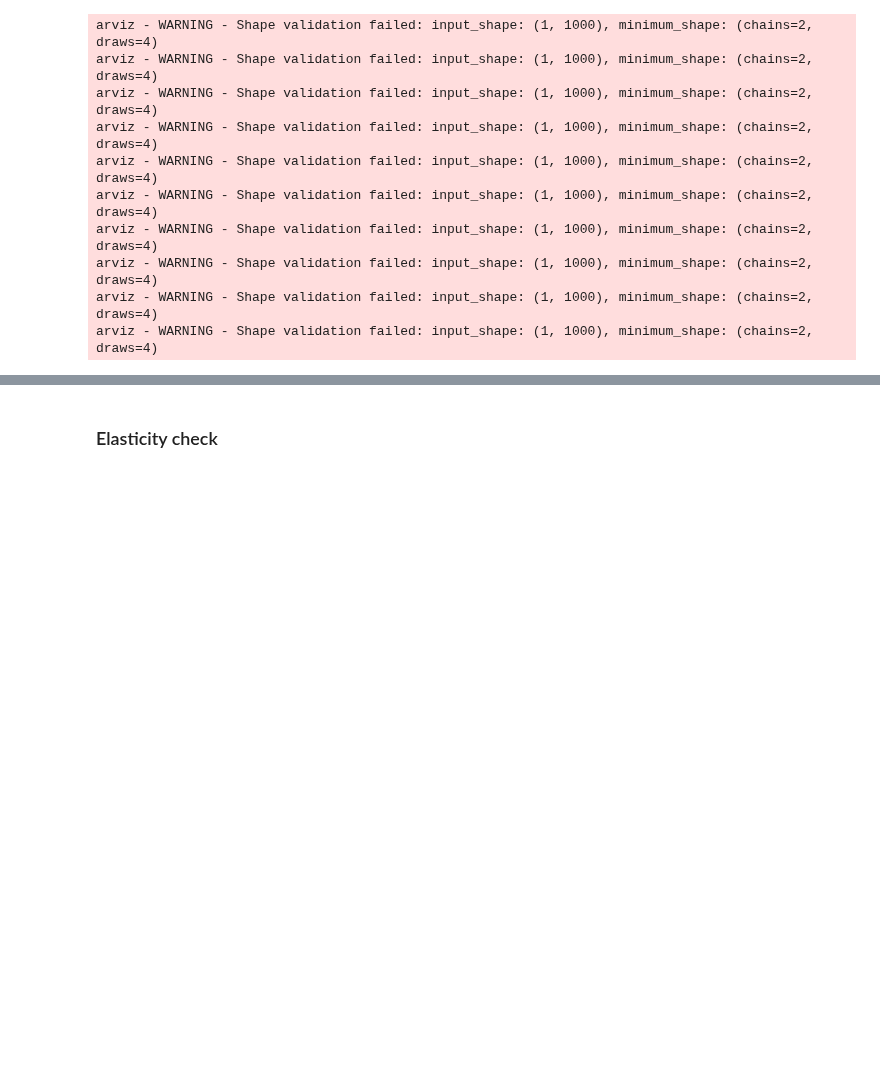
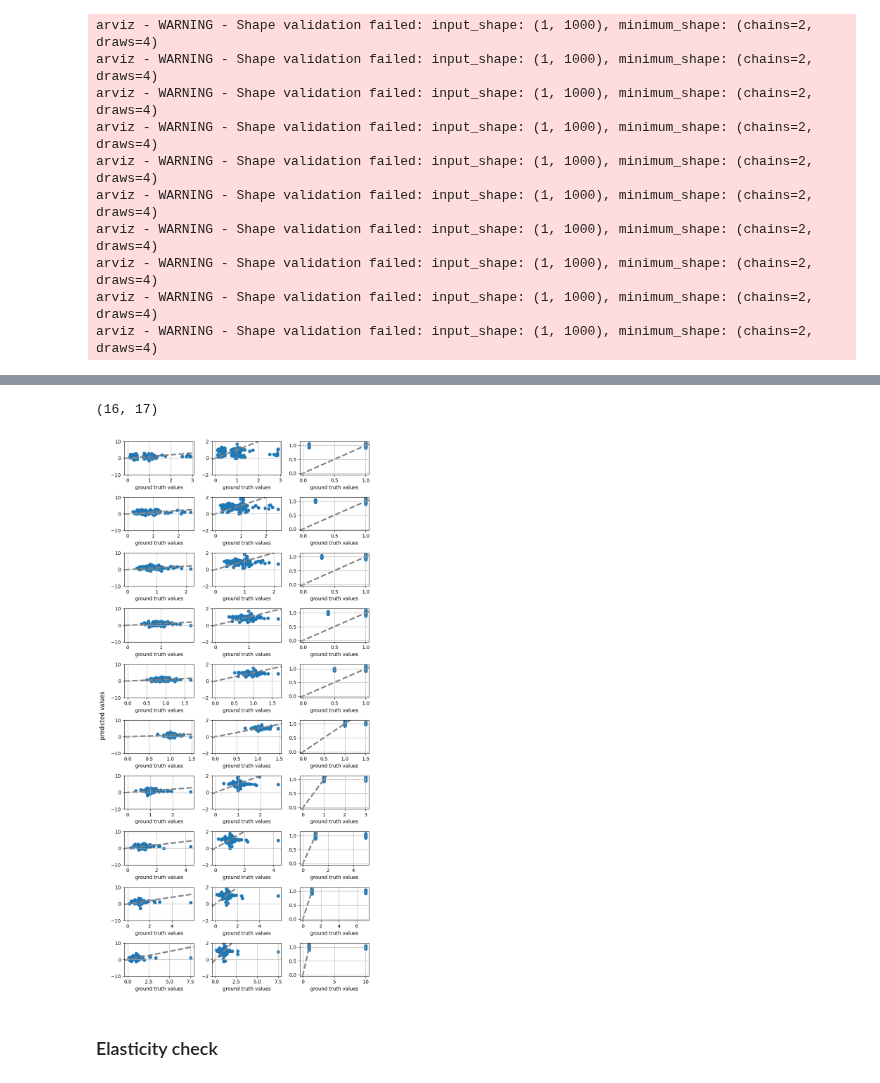
Before and after one commit to sys-bio/BMCA-pipeline, a Jupyter notebook: notebooks/topologyA/all_data/topologyA-noReg.ipynb, the cells around one changed output, grey strips where cells are left out. Cells and saved outputs as stored; diff of their text form; code cells hidden in the pictures; blank space fills up the shorter version.

```diff
--- a/notebooks/topologyA/all_data/topologyA-noReg.ipynb
+++ b/notebooks/topologyA/all_data/topologyA-noReg.ipynb
@@ -275,3 +276,14 @@ arviz - WARNING - Shape validation failed: input_shape: (1, 1000), minimum_shape
 arviz - WARNING - Shape validation failed: input_shape: (1, 1000), minimum_shape: (chains=2, draws=4)
 arviz - WARNING - Shape validation failed: input_shape: (1, 1000), minimum_shape: (chains=2, draws=4)
 arviz - WARNING - Shape validation failed: input_shape: (1, 1000), minimum_shape: (chains=2, draws=4)
+# %%
+vv_ppc_01 = az.summary(trace01['posterior']['vn'])['mean']
+vv_ppc_02 = az.summary(trace02['posterior']['vn'])['mean']
+vv_ppc_03 = az.summary(trace03['posterior']['vn'])['mean']
+vv_ppc_04 = az.summary(trace04['posterior']['vn'])['mean']
+vv_ppc_05 = az.summary(trace05['posterior']['vn'])['mean']
+vv_ppc_15 = az.summary(trace15['posterior']['vn'])['mean']
+vv_ppc_3 = az.summary(trace3['posterior']['vn'])['mean']
+vv_ppc_5 = az.summary(trace5['posterior']['vn'])['mean']
+vv_ppc_7 = az.summary(trace7['posterior']['vn'])['mean']
+vv_ppc_100 = az.summary(trace100['posterior']['vn'])['mean']
@@ -321,6 +344,7 @@ arviz - WARNING - Shape validation failed: input_shape: (1, 1000), minimum_shape
 arviz - WARNING - Shape validation failed: input_shape: (1, 1000), minimum_shape: (chains=2, draws=4)
 # %%
 v_ppcs = [v_ppc_01,v_ppc_02,v_ppc_03,v_ppc_04,v_ppc_05,v_ppc_15,v_ppc_3,v_ppc_5,v_ppc_7,v_ppc_100,]
+vv_ppcs = [vv_ppc_01,vv_ppc_02,vv_ppc_03,vv_ppc_04,vv_ppc_05,vv_ppc_15,vv_ppc_3,vv_ppc_5,vv_ppc_7,vv_ppc_100]
 x_ppcs = [x_ppc_01,x_ppc_02,x_ppc_03,x_ppc_04,x_ppc_05,x_ppc_15,x_ppc_3,x_ppc_5,x_ppc_7,x_ppc_100,]
 e_ppcs = [e_ppc_01,e_ppc_02,e_ppc_03,e_ppc_04,e_ppc_05,e_ppc_15,e_ppc_3,e_ppc_5,e_ppc_7,e_ppc_100,]
 # %%
@@ -363,3 +388,43 @@ f.tight_layout()
+# %%
+vv_ppcs[i].values.reshape((16,-1)).shape
+# %% [output]
+(16, 17)
+# %%
+# Create two subplots and unpack the output array immediately
+f, ax = plt.subplots(10, 3, figsize=(8,16))
+
+for i in range(10):
+
+    # ax[i,0].set_aspect('equal', 'datalim')
+    ax[i,0].scatter(bmca_objs[i].vn.values, v_ppcs[i].values.reshape((16,-1)))
+    ax[i,0].axline([0, 0], [1, 1], c='gray', linestyle='dashed', zorder=1, linewidth=3)
+    # ax[i,0].set_title('v_obs, ground truth vs. posterior predictive')
+    ax[i,0].set_xlabel('ground truth values')
+    # ax[i,0].set_ylabel('predicted values')
+    ax[i,0].grid()
+    ax[i,0].set_ylim((-10,10))
+
+    # ax[i,1].set_aspect('equal', 'datalim')
+    ax[i,1].scatter(bmca_objs[i].vn.values, vv_ppcs[i].values.reshape((16,-1)))
+    ax[i,1].axline([0, 0], [1, 1], c='gray', linestyle='dashed', zorder=1, linewidth=3)
+    # ax[i,1].set_title('chi_obs, ground truth vs. posterior predictive')
+    ax[i,1].set_xlabel('ground truth values')
+    ax[i,1].grid()
+    ax[i,1].set_ylim((-2,2))
+
+    # ax[i,1].set_aspect('equal', 'datalim')
+    ax[i,2].scatter(bmca_objs[i].en.values, e_ppcs[i].values.reshape((16,-1)))
+    ax[i,2].axline([0, 0], [1, 1], c='gray', linestyle='dashed', zorder=1, linewidth=3)
+    # ax[i,1].set_title('e_obs, ground truth vs. posterior predictive')
+    ax[i,2].set_xlabel('ground truth values')
+    ax[i,2].grid()
+
+f.supylabel('predicted values')
+f.tight_layout()
+
+# f.suptitle('BMCA on Topology A by perturbation, allData')
+# %% [output]
+[figure, added]
 # %% [markdown]
 ### Elasticity check
 # %%
```
Also changed, not shown: parts of 8 cells of this notebook, 32 other files.
